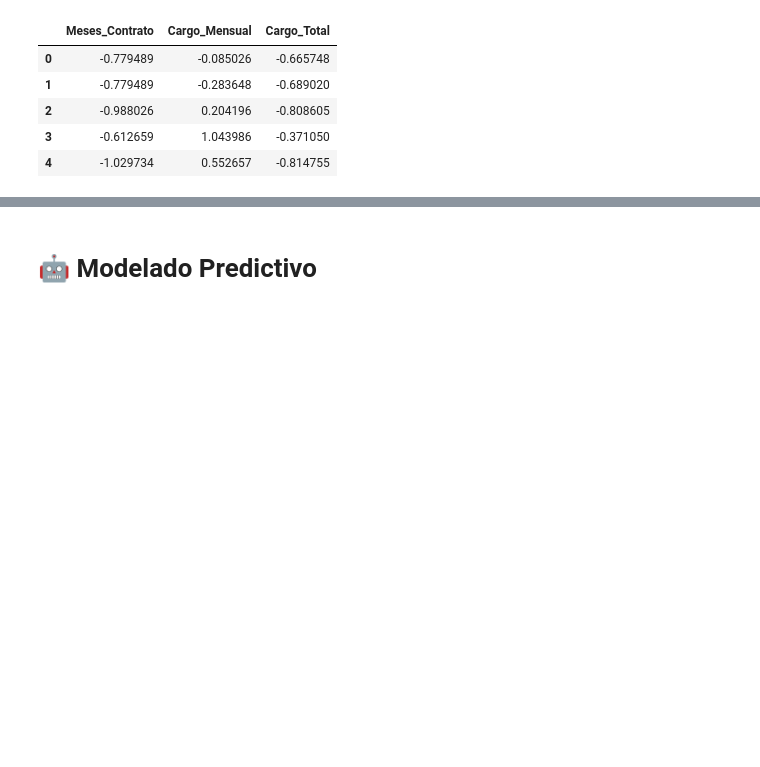
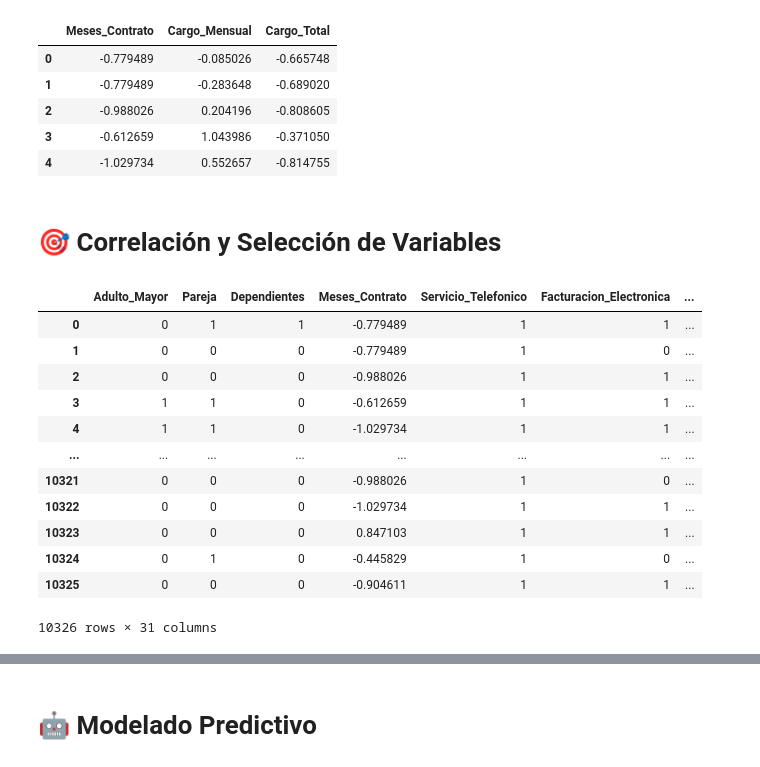
Before and after one commit to Fernando5899/Challenge_Telecom_X_2, a Jupyter notebook: Challenge.ipynb, the cells around one changed output, grey strips where cells are left out. Drawn from its saved outputs; the diff is of its cells as text; code cells hidden in the pictures; blank space fills up the shorter version.

```diff
--- a/Challenge.ipynb
+++ b/Challenge.ipynb
@@ -144,3 +144,5 @@ X_balanceado[columnas_numericas].head()
 | 2 | -0.988026 | 0.204196 | -0.808605 |
 | 3 | -0.612659 | 1.043986 | -0.371050 |
 | 4 | -1.029734 | 0.552657 | -0.814755 |
+# %% [markdown]
+# 🎯 Correlación y Selección de Variables
@@ -146,0 +152,19 @@ X_balanceado[columnas_numericas].head()
+# %%
+# Unimos temporalmente nuestras variables predictoras y la variable objetivo
+df_analisis = X_balanceado.copy()
+df_analisis['Evasion'] = y_balanceado
+df_analisis
+# %% [output]
+|  | Adulto_Mayor | Pareja | Dependientes | Meses_Contrato | Servicio_Telefonico | Facturacion_Electronica | ... |
+| 0 | 0 | 1 | 1 | -0.779489 | 1 | 1 | ... |
+| 1 | 0 | 0 | 0 | -0.779489 | 1 | 0 | ... |
+| 2 | 0 | 0 | 0 | -0.988026 | 1 | 1 | ... |
+| 3 | 1 | 1 | 0 | -0.612659 | 1 | 1 | ... |
+| 4 | 1 | 1 | 0 | -1.029734 | 1 | 1 | ... |
+| ... | ... | ... | ... | ... | ... | ... | ... |
+| 10321 | 0 | 0 | 0 | -0.988026 | 1 | 0 | ... |
+| 10322 | 0 | 0 | 0 | -1.029734 | 1 | 1 | ... |
+| 10323 | 0 | 0 | 0 | 0.847103 | 1 | 1 | ... |
+| 10324 | 0 | 1 | 0 | -0.445829 | 1 | 0 | ... |
+| 10325 | 0 | 0 | 0 | -0.904611 | 1 | 1 | ... |
+10326 rows × 31 columns
```
Also changed, not shown: parts of 6 cells of this notebook.
